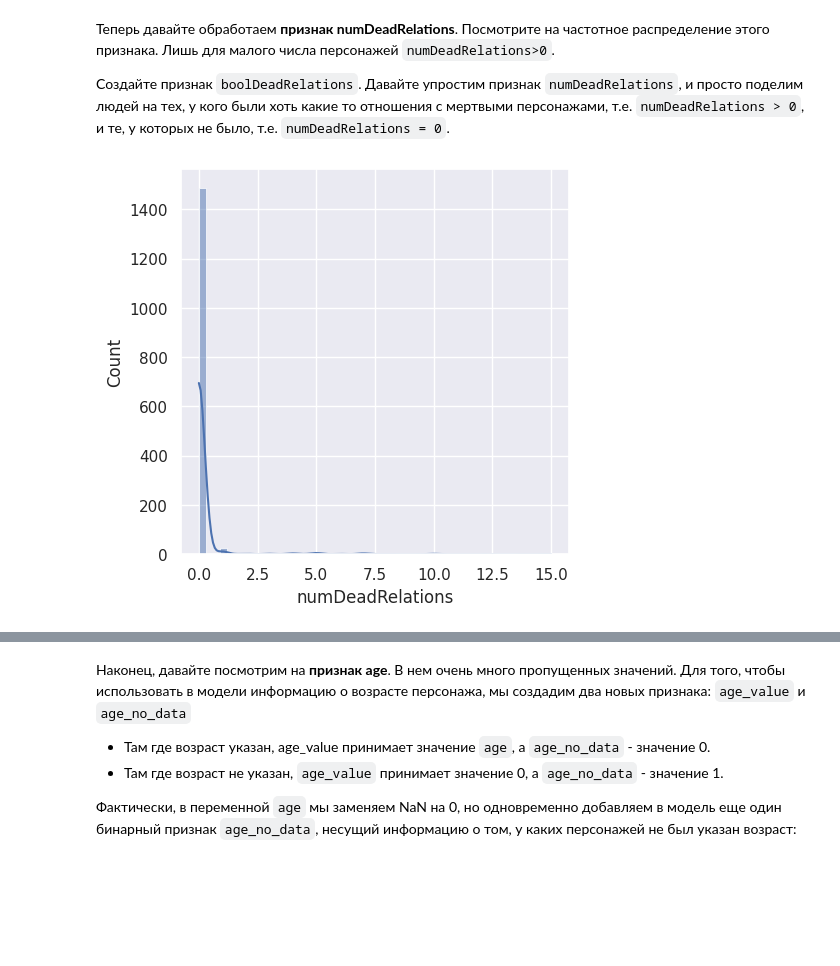
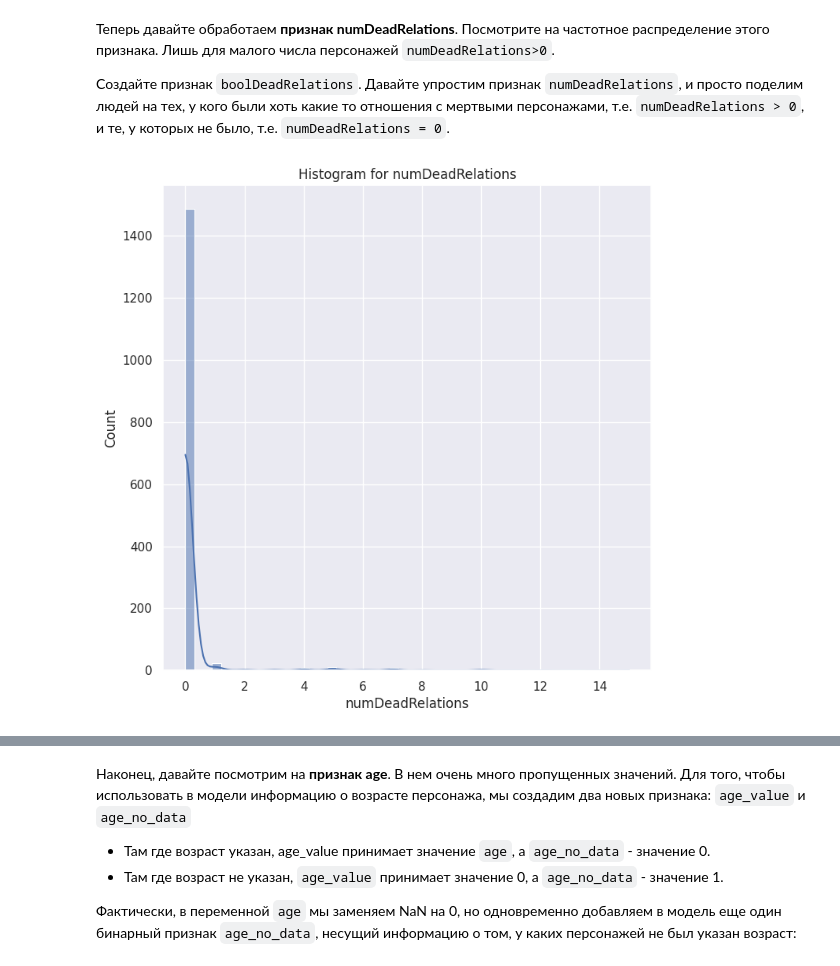
Before and after one commit to MasterOfRealityyy/DLS, a Jupyter notebook: hw_1_game_of_thrones.ipynb, the cells around one changed output, grey strips where cells are left out. Saved outputs shown, nothing was run; the diff lists cells and outputs as text; code cells hidden in the pictures; blank space fills up the shorter version.

```diff
--- a/hw_1_game_of_thrones.ipynb
+++ b/hw_1_game_of_thrones.ipynb
@@ -228,11 +234,12 @@ data.hist(column="popularity", bins=50, figsize=(8, 8));
 
 Создайте признак `boolDeadRelations`. Давайте упростим признак `numDeadRelations`, и просто поделим людей на тех, у кого были хоть какие то отношения с мертвыми персонажами, т.е. `numDeadRelations > 0`, и те, у которых не было, т.е. `numDeadRelations = 0`.
 # %%
-plt.figure(figsize=(5, 5))
+plt.figure(figsize=(8, 8))
 sns.histplot(data=data["numDeadRelations"], bins=50, kde=True)
+plt.title('Histogram for numDeadRelations')
 plt.show()
 # %% [output]
-[figure, old version]
+[figure, new version]
 # %%
 data["boolDeadRelations"] = (data["numDeadRelations"] > 0).astype("int")
 data = data.drop(columns=["numDeadRelations"])
```
Also changed, not shown: parts of 24 cells of this notebook.
